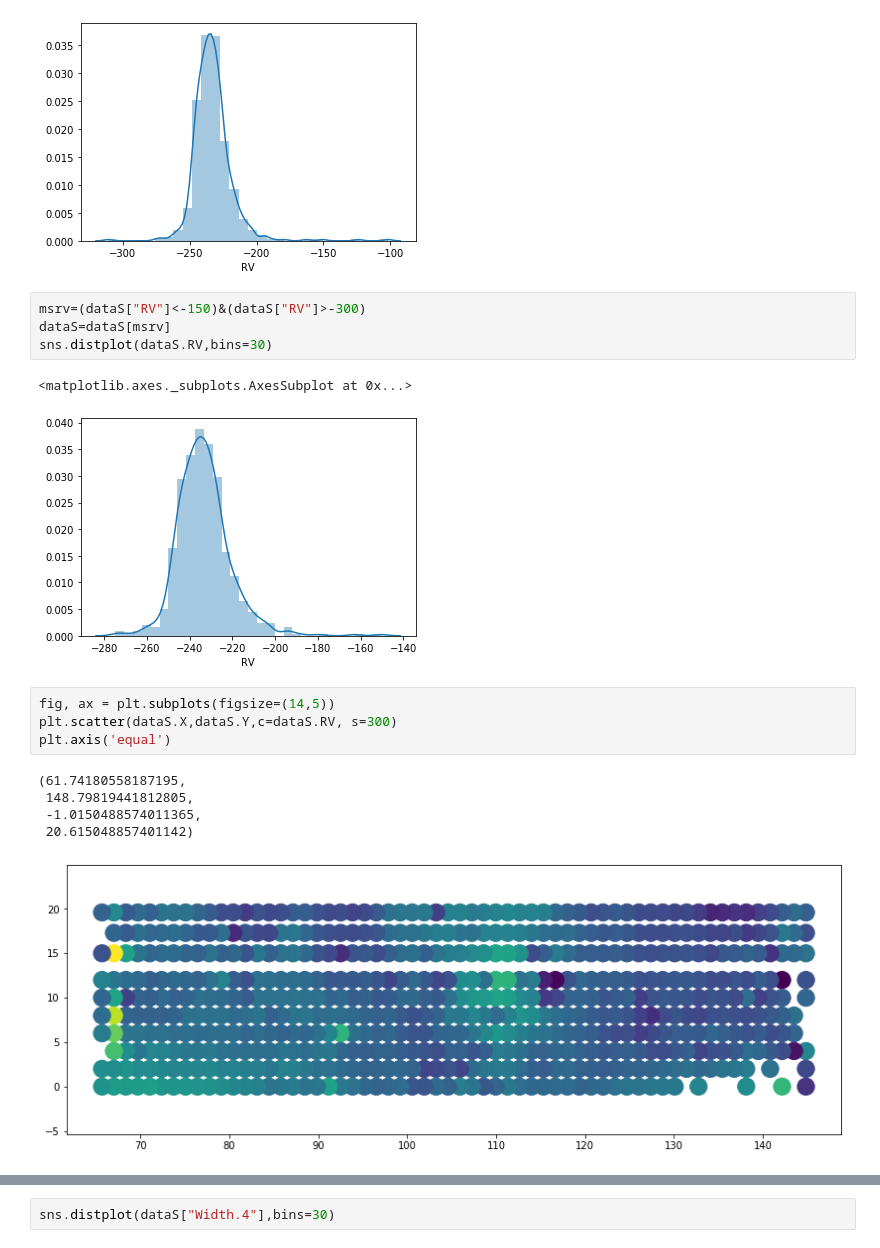
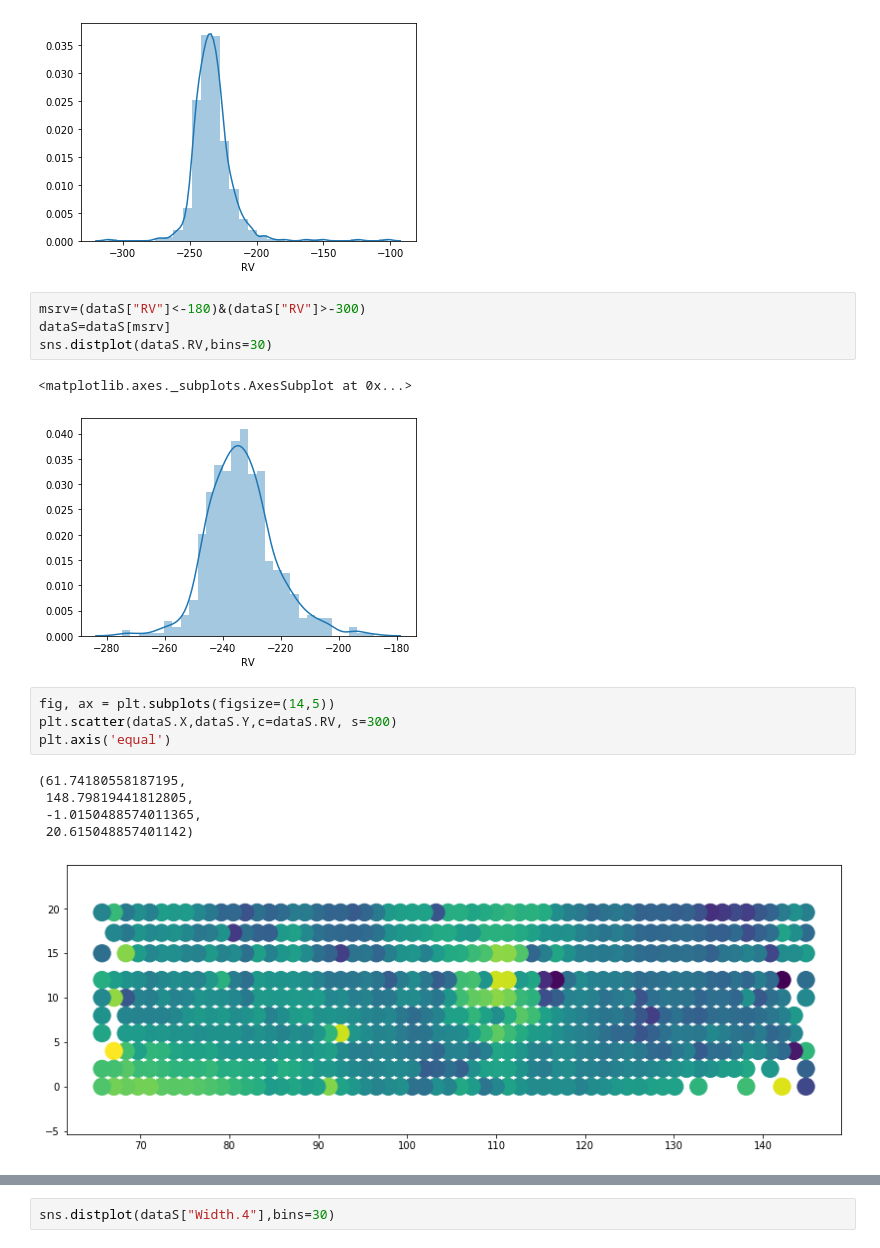
Before and after one commit to will-henney/JavGVastro-PhD, a Jupyter notebook: 604R.ipynb, the cells around one changed output, grey strips where cells are left out. Drawn from its saved outputs; the diff is of its cells as text.

Commit message:
Data Revision

```diff
--- a/604R.ipynb
+++ b/604R.ipynb
@@ -543,12 +543,12 @@ sns.distplot(dataS.RV,bins=30)
 <matplotlib.axes._subplots.AxesSubplot at 0x...>
 [figure]
 # %%
-msrv=(dataS["RV"]<-150)&(dataS["RV"]>-300)
+msrv=(dataS["RV"]<-180)&(dataS["RV"]>-300)
 dataS=dataS[msrv]
 sns.distplot(dataS.RV,bins=30)
 # %% [output]
 <matplotlib.axes._subplots.AxesSubplot at 0x...>
-[figure, old version]
+[figure, new version]
 # %%
 fig, ax = plt.subplots(figsize=(14,5))
 plt.scatter(dataS.X,dataS.Y,c=dataS.RV, s=300)
@@ -558,7 +558,7 @@ plt.axis('equal')
  148.79819441812805,
  -1.0150488574011365,
  20.615048857401142)
-[figure, old version]
+[figure, new version]
 # %%
 dataSrv=(dataS.round(2)).pivot(index='Y', columns='X', values='RV')
 fig, ax = plt.subplots(figsize=(17, 4))
```
Also changed, not shown: parts of 1 cell of this notebook.
